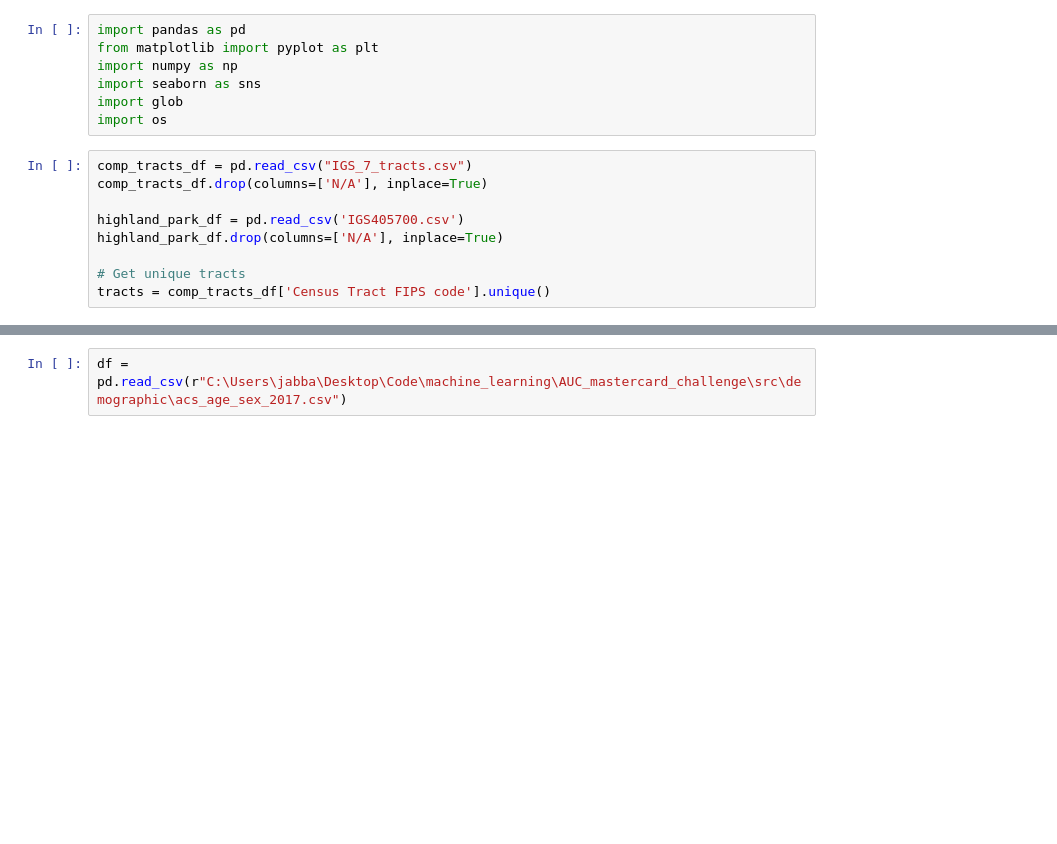
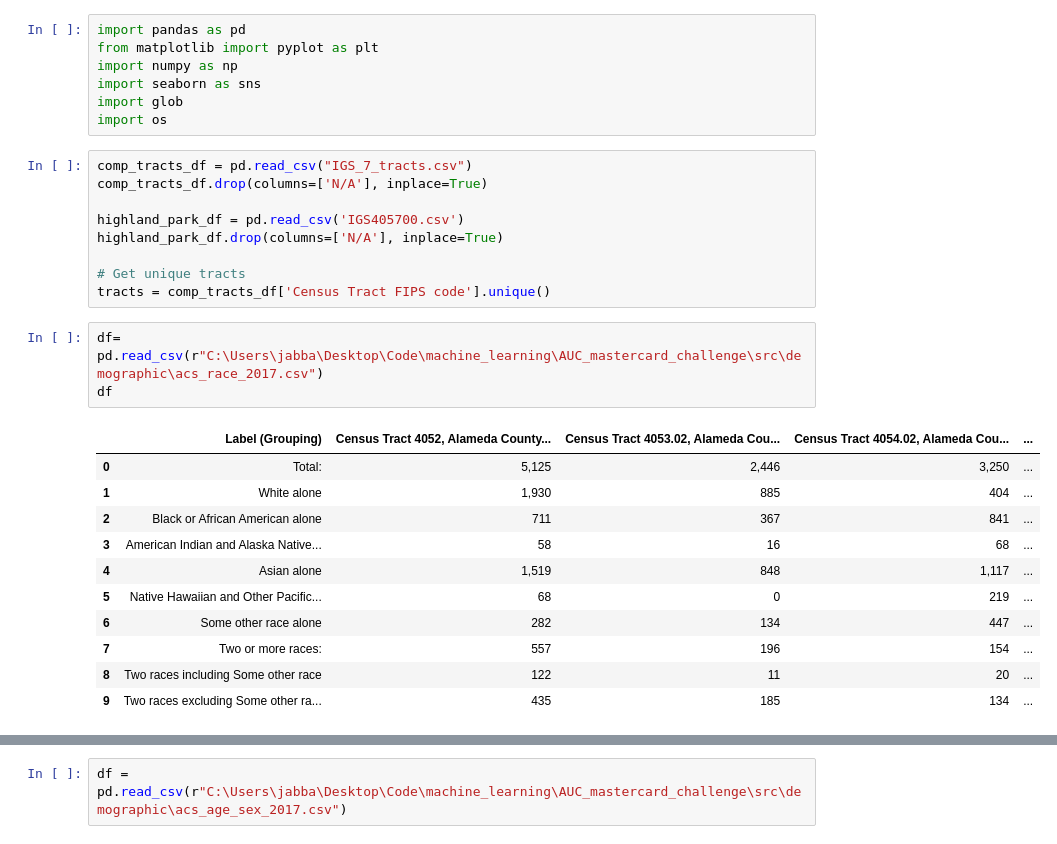
Before and after one commit to kareem-weaver/AUC_Mastercard_Challenge_Quant, a Jupyter notebook: src/Untitled.ipynb, the cells around one changed output, grey strips where cells are left out. Cells and saved outputs as stored; diff of their text form; blank space fills up the shorter version.

```diff
--- a/src/Untitled.ipynb
+++ b/src/Untitled.ipynb
@@ -14,6 +14,21 @@ highland_park_df.drop(columns=['N/A'], inplace=True)
 
 # Get unique tracts
 tracts = comp_tracts_df['Census Tract FIPS code'].unique()
+# %%
+df= pd.read_csv(r"C:\Users\jabba\Desktop\Code\machine_learning\AUC_mastercard_challenge\src\demographic\acs_race_2017.csv")
+df
+# %% [output]
+|  | Label (Grouping) | Census Tract 4052, Alameda County... | Census Tract 4053.02, Alameda Cou... | Census Tract 4054.02, Alameda Cou... | ... |
+| 0 | Total: | 5,125 | 2,446 | 3,250 | ... |
+| 1 | White alone | 1,930 | 885 | 404 | ... |
+| 2 | Black or African American alone | 711 | 367 | 841 | ... |
+| 3 | American Indian and Alaska Native... | 58 | 16 | 68 | ... |
+| 4 | Asian alone | 1,519 | 848 | 1,117 | ... |
+| 5 | Native Hawaiian and Other Pacific... | 68 | 0 | 219 | ... |
+| 6 | Some other race alone | 282 | 134 | 447 | ... |
+| 7 | Two or more races: | 557 | 196 | 154 | ... |
+| 8 | Two races including Some other race | 122 | 11 | 20 | ... |
+| 9 | Two races excluding Some other ra... | 435 | 185 | 134 | ... |
 # %%
 ############## Merge Ethnicity dataset ##############
 
```
Also changed, not shown: parts of 1 cell of this notebook, 8 other files.
